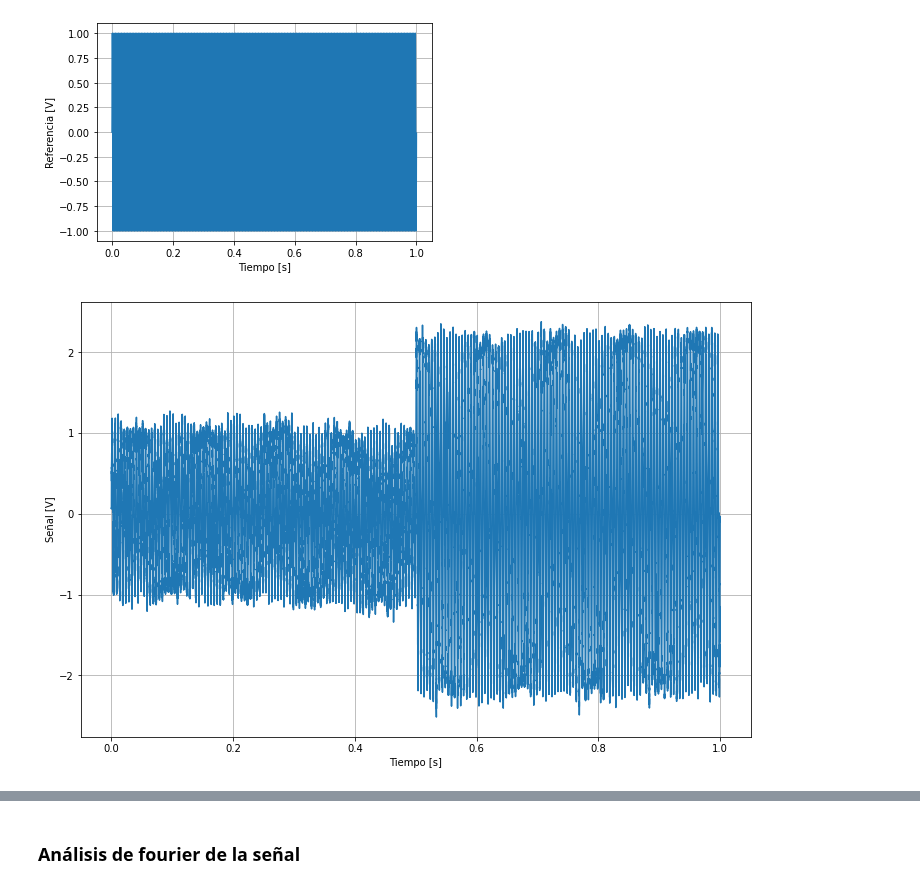
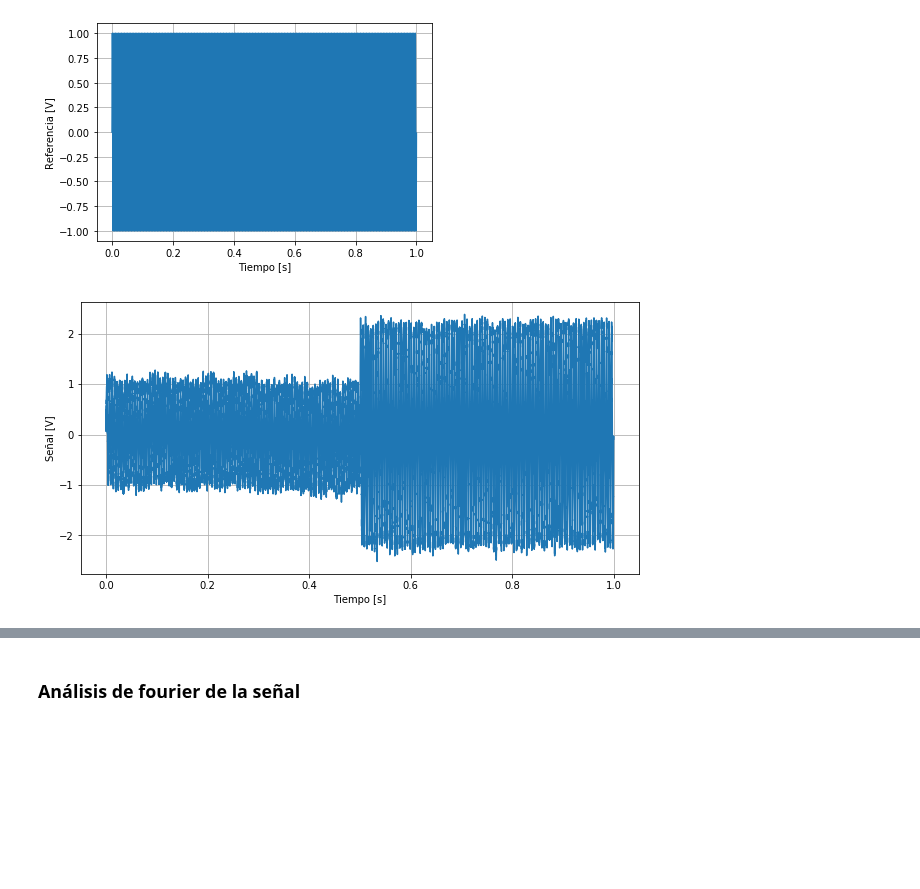
Before and after one commit to LunaKadysz/Laboratorio-4, a Jupyter notebook: Practica4/Ejercicio1.2.ipynb, the cells around one changed output, grey strips where cells are left out. Saved outputs shown, nothing was run; the diff lists cells and outputs as text; code cells hidden in the pictures; blank space fills up the shorter version.

```diff
--- a/Practica4/Ejercicio1.2.ipynb
+++ b/Practica4/Ejercicio1.2.ipynb
@@ -50,14 +51,14 @@ plt.show()
 # %%
 # 2 Muestro la señal
 %matplotlib inline
-plt.figure(figsize=(12,8))
+plt.figure(figsize=(10,5))
 plt.plot(t, medicion, label='Señal')
 plt.ylabel('Señal [V]')
 plt.xlabel('Tiempo [s]')
 plt.grid(True)
 plt.show()
 # %% [output]
-[figure, old version]
+[figure, new version]
 # %%
 # 3 Detección de fase. Multiplicación por referencia
 %matplotlib inline
```
Also changed, not shown: parts of 20 cells of this notebook, 2 other files.
